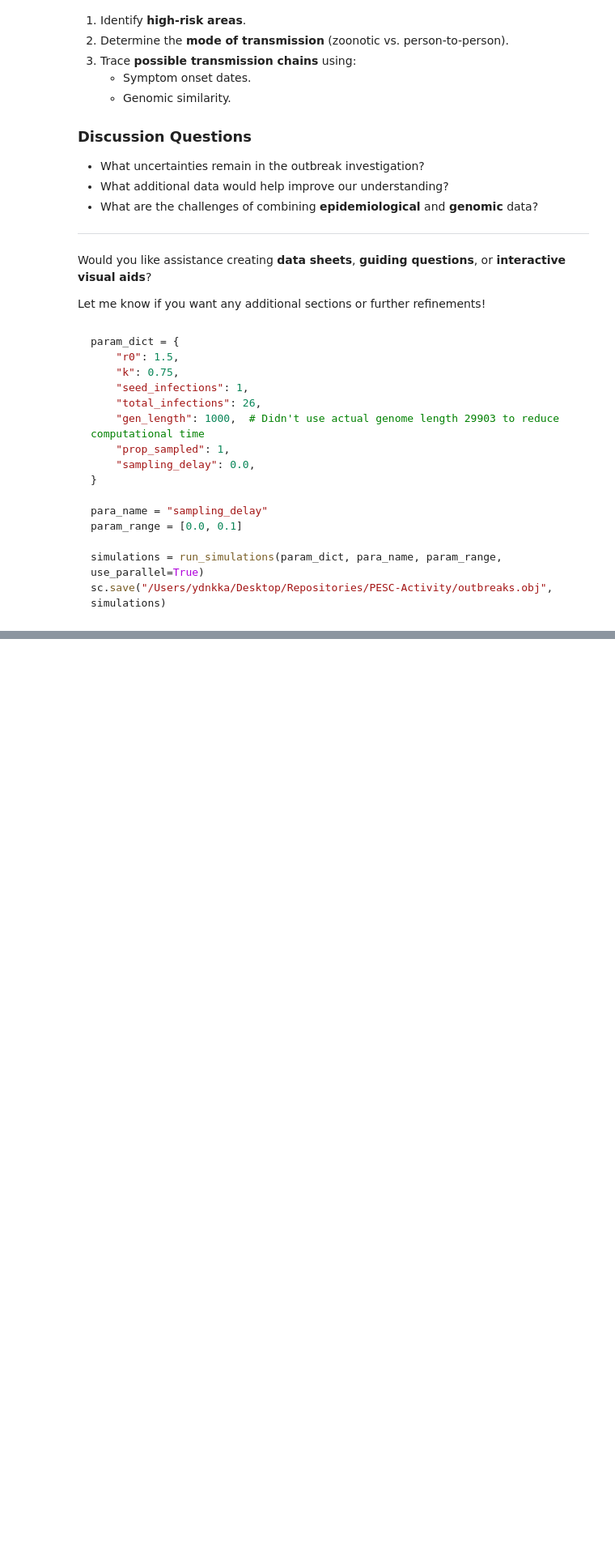
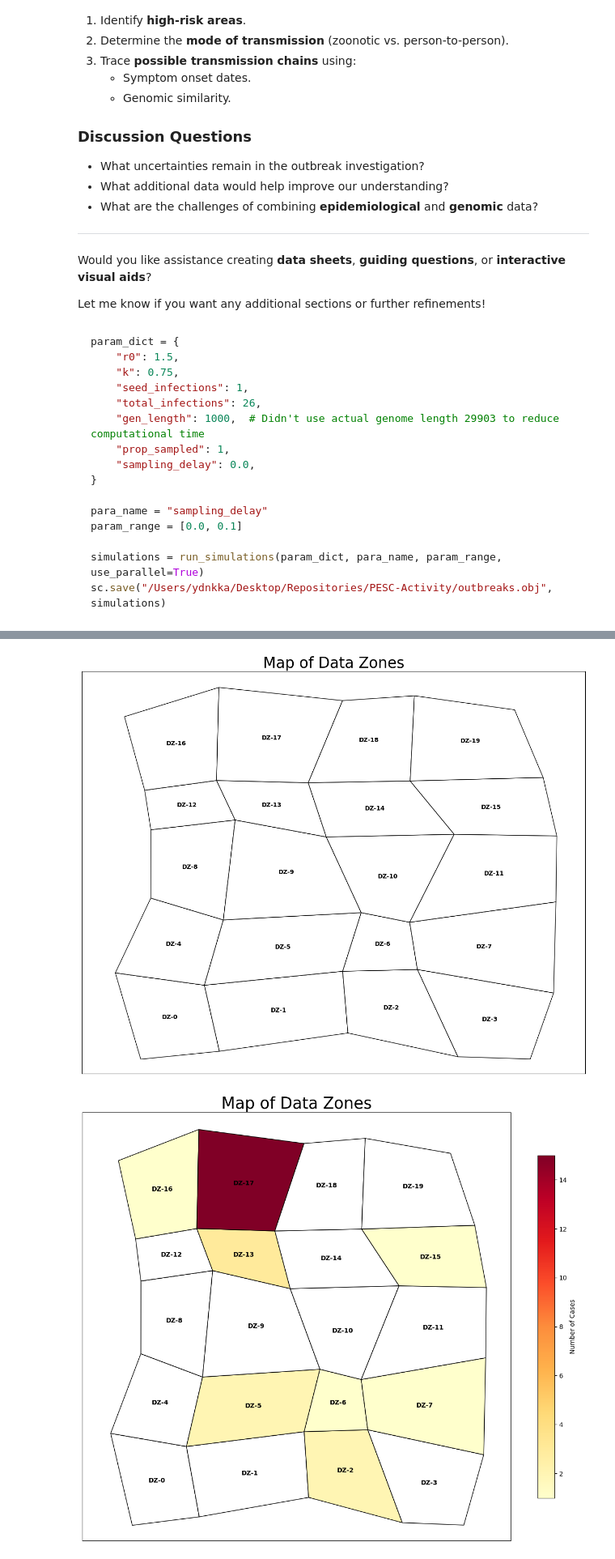
Before and after one commit to Dominic-Arthur/PESC-Activity, a Jupyter notebook: Data.ipynb, the cells around one changed output, grey strips where cells are left out. Shown at 81% size. Cells and saved outputs as stored; diff of their text form; code cells hidden in the pictures; blank space fills up the shorter version.

```diff
--- a/Data.ipynb
+++ b/Data.ipynb
@@ -396,0 +549,6 @@ pairwise_distances.iloc[: 10, :10]
+# %%
+create_DZ_boundaries(available_locations, filename="data_zone_boundaries.png")
+create_DZ_boundaries(available_locations, dict(Counter(locations["Data-Zone"])), filename="data_zone_boundaries_risk_areas.png")
+# %% [output]
+[figure, added]
+[figure, added]
```
Also changed, not shown: parts of 17 cells of this notebook, 17 other files.
